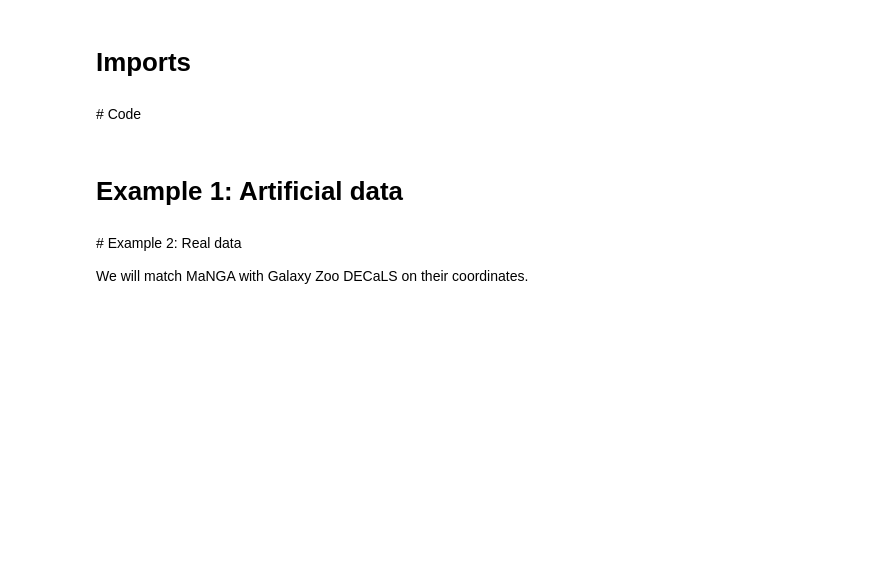
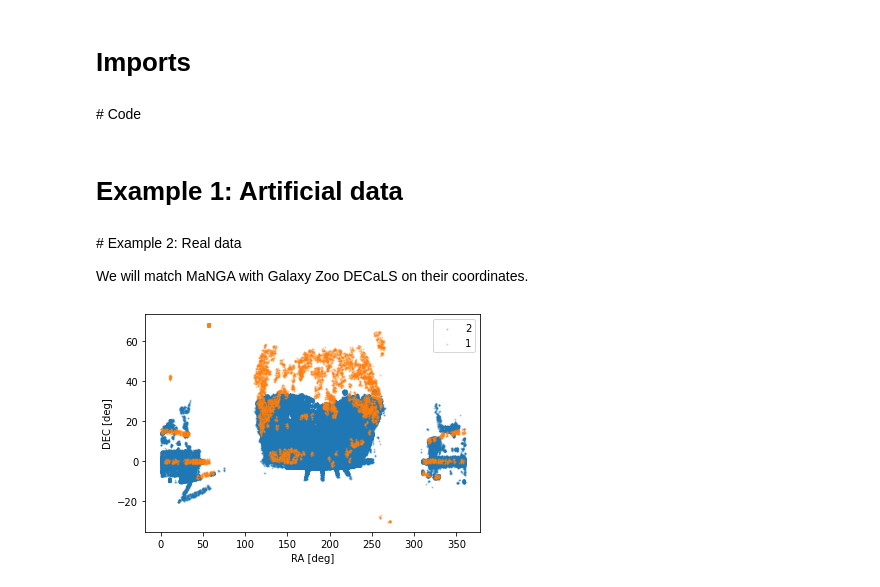
Before and after one commit to tobiasgeron/coordinate_matching, a Jupyter notebook: Example.ipynb, the cells around one changed output. Cells and saved outputs as stored; diff of their text form; code cells hidden in the pictures; blank space fills up the shorter version.

```diff
--- a/Example.ipynb
+++ b/Example.ipynb
@@ -16,3 +18,8 @@ We will match MaNGA with Galaxy Zoo DECaLS on their coordinates.
 # %%
 df_manga = pd.read_csv('data/manga_coordinates.csv')
 df_gz = pd.read_csv('data/gzdecals_coordinates.csv')
+# %%
+plot_on_sky([df_manga['objra'],df_manga['objdec']],
+            [df_gz['ra'],df_gz['dec']])
+# %% [output]
+[figure, added]
```
Also changed, not shown: parts of 24 cells of this notebook, 1 other file.
